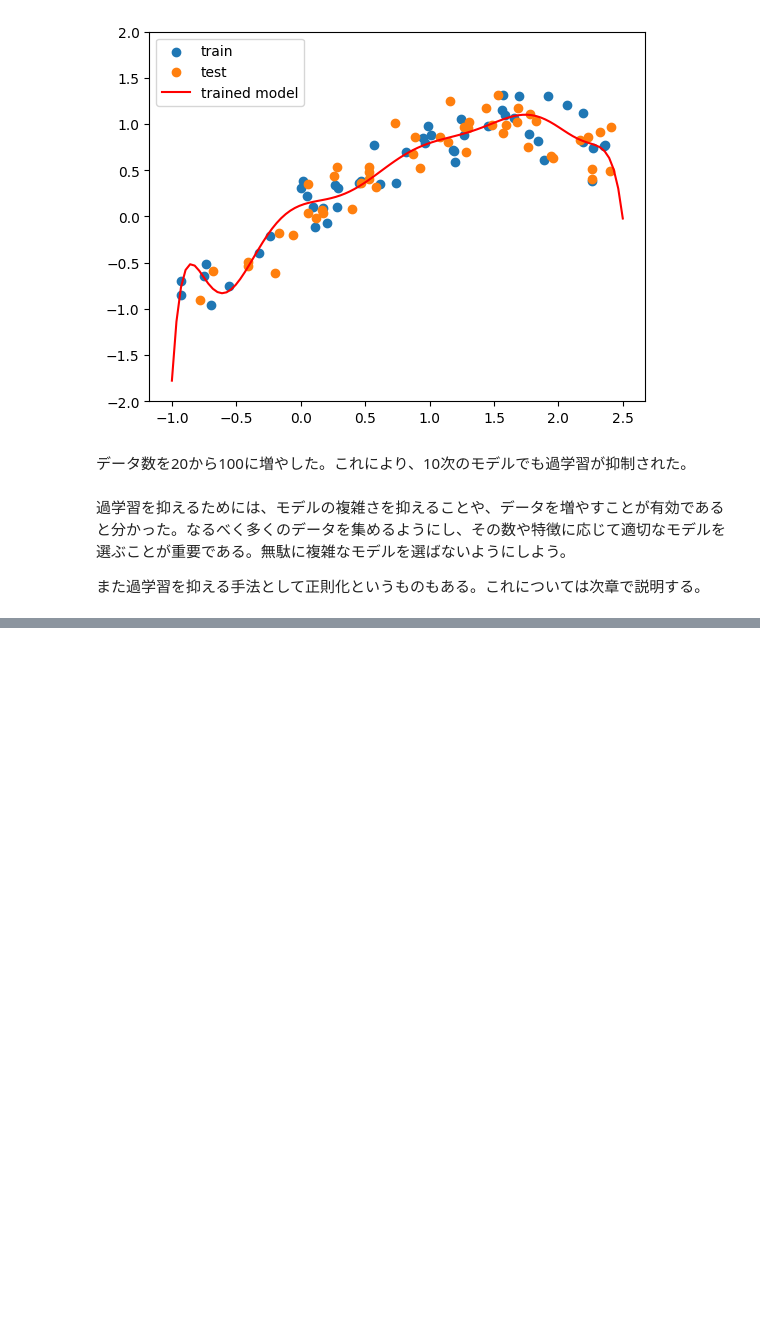
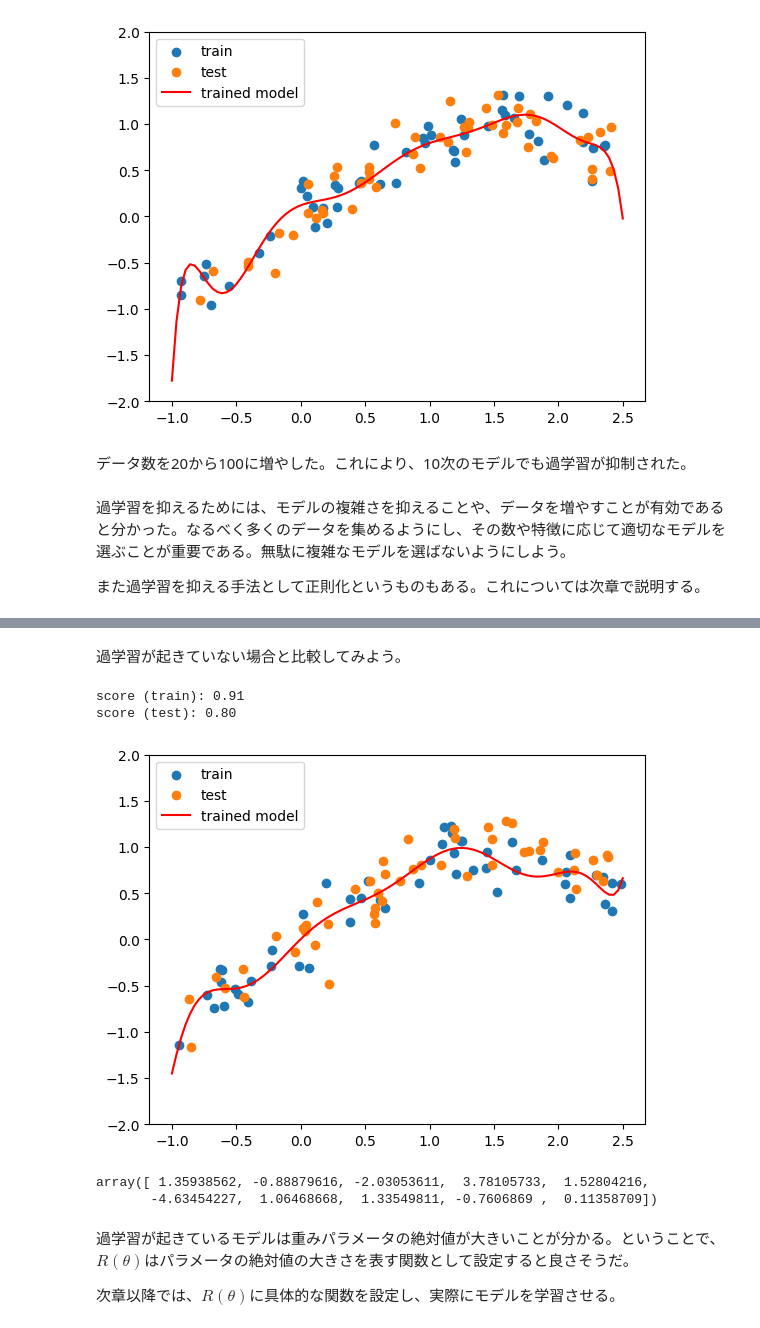
Before and after one commit to misya11p/machine-learning, a Jupyter notebook: overfitting.ipynb, the cells around one changed output, grey strips where cells are left out. Drawn from its saved outputs; the diff is of its cells as text; code cells hidden in the pictures; blank space fills up the shorter version.

```diff
--- a/overfitting.ipynb
+++ b/overfitting.ipynb
@@ -164,0 +210,25 @@ score (test): 0.84
+# %% [markdown]
+過学習が起きていない場合と比較してみよう。
+# %%
+X, y = get_samples(100)
+X_train, X_test, y_train, y_test = train_test_split(
+    X, y, test_size=0.5, random_state=11
+)
+poly = PolynomialFeatures(degree=10, include_bias=False)
+model = LinearRegression()
+pipeline = Pipeline([("poly", poly), ("model", model)])
+pipeline.fit(X_train, y_train)
+evaluate(pipeline, X_train, X_test, y_train, y_test)
+# %% [output]
+score (train): 0.91
+score (test): 0.80
+[figure, added]
+# %%
+pipeline["model"].coef_
+# %% [output]
+array([ 1.35938562, -0.88879616, -2.03053611,  3.78105733,  1.52804216,
+       -4.63454227,  1.06468668,  1.33549811, -0.7606869 ,  0.11358709])
+# %% [markdown]
+過学習が起きているモデルは重みパラメータの絶対値が大きいことが分かる。ということで、$R(\theta)$はパラメータの絶対値の大きさを表す関数として設定すると良さそうだ。
+
+次章以降では、$R(\theta)$に具体的な関数を設定し、実際にモデルを学習させる。
```
Also changed, not shown: parts of 6 cells of this notebook, 2 other files.
